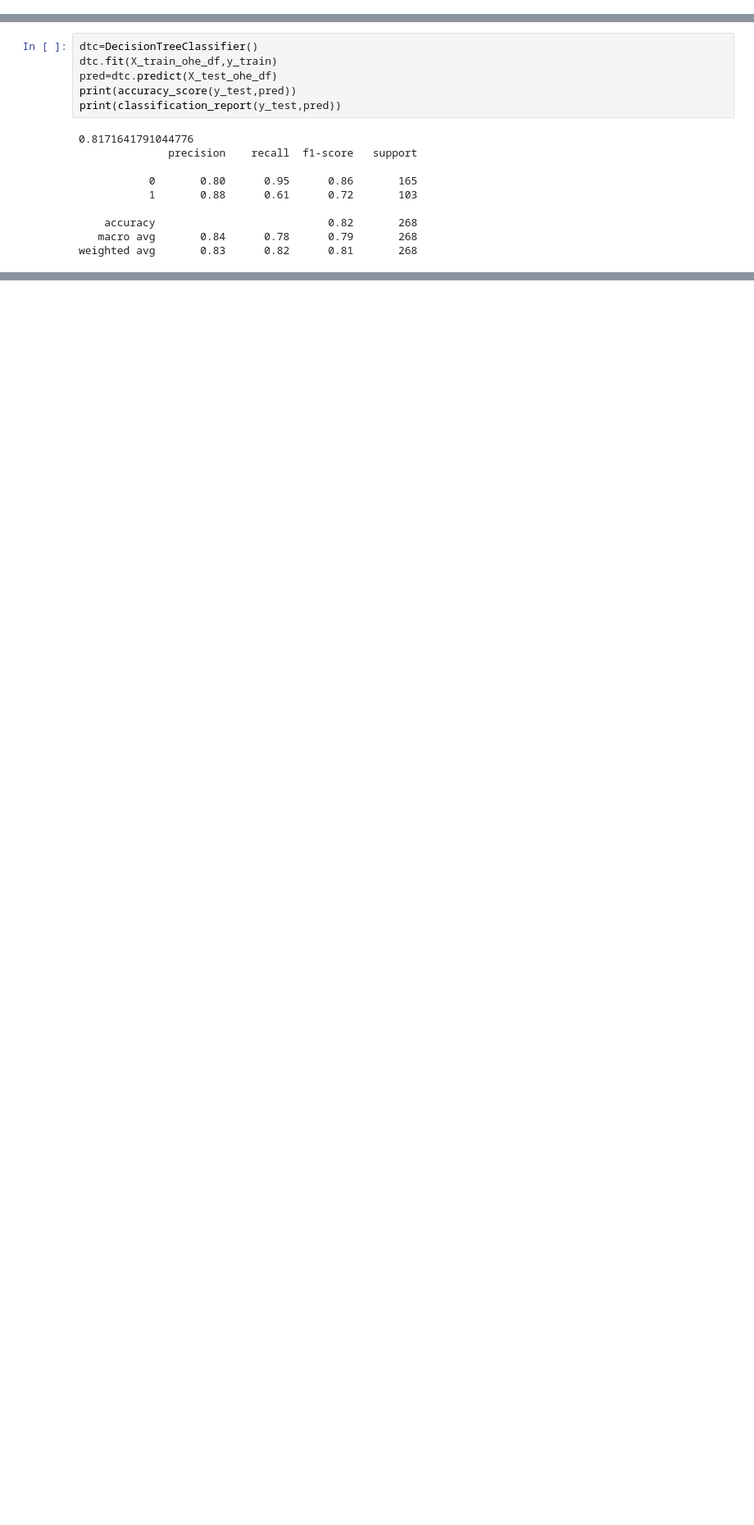
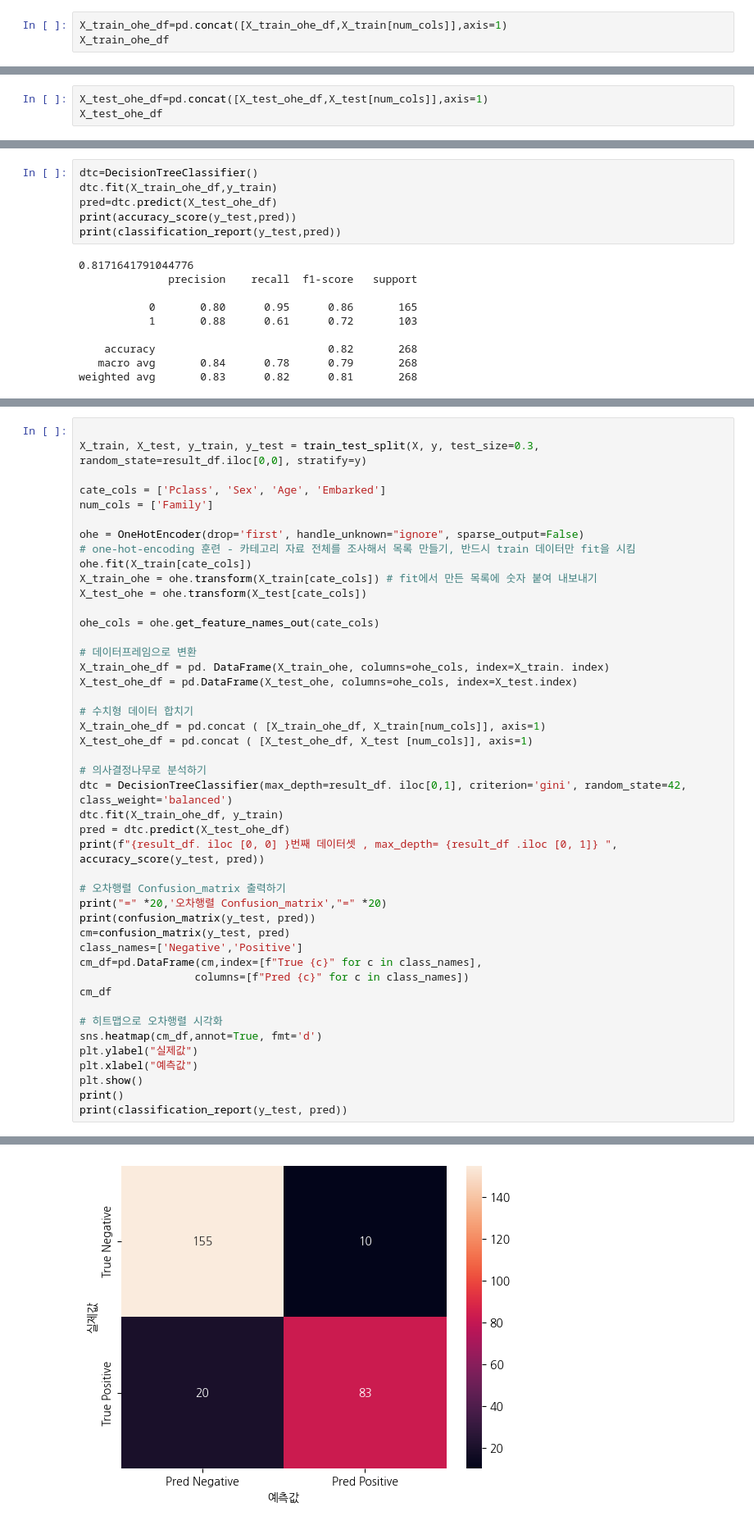
Before and after one commit to hanyomi/fintech3, a Jupyter notebook: 06machine_learning/08지도학습_분류분석_의사결정나무.ipynb, the cells around one changed output, grey strips where cells are left out. Shown at 82% size. Drawn from its saved outputs; the diff is of its cells as text; blank space fills up the shorter version.

```diff
--- a/06machine_learning/08지도학습_분류분석_의사결정나무.ipynb
+++ b/06machine_learning/08지도학습_분류분석_의사결정나무.ipynb
@@ -657,3 +657,6 @@ X_test_ohe_df
 | 667 | 0.0 | 1.0 | 1.0 | 0.0 | 1.0 | 0.0 | 0.0 | 0.0 | 0.0 | 0.0 | ... |
 | 205 | 0.0 | 1.0 | 0.0 | 0.0 | 0.0 | 0.0 | 0.0 | 0.0 | 0.0 | 0.0 | ... |
 268 rows × 13 columns
+# %%
+X_train_ohe_df=pd.concat([X_train_ohe_df,X_train[num_cols]],axis=1)
+X_train_ohe_df
@@ -659,0 +677,3 @@ X_test_ohe_df
+# %%
+X_test_ohe_df=pd.concat([X_test_ohe_df,X_test[num_cols]],axis=1)
+X_test_ohe_df
@@ -769,0 +944,46 @@ weighted avg       0.83      0.82      0.81       268
+# %%
+
+X_train, X_test, y_train, y_test = train_test_split(X, y, test_size=0.3, random_state=result_df.iloc[0,0], stratify=y)
+
+cate_cols = ['Pclass', 'Sex', 'Age', 'Embarked']
+num_cols = ['Family']
+
+ohe = OneHotEncoder(drop='first', handle_unknown="ignore", sparse_output=False)
+# one-hot-encoding 훈련 - 카테고리 자료 전체를 조사해서 목록 만들기, 반드시 train 데이터만 fit을 시킴
+ohe.fit(X_train[cate_cols])
+X_train_ohe = ohe.transform(X_train[cate_cols]) # fit에서 만든 목록에 숫자 붙여 내보내기
+X_test_ohe = ohe.transform(X_test[cate_cols])
+
+ohe_cols = ohe.get_feature_names_out(cate_cols)
+
+# 데이터프레임으로 변환
+X_train_ohe_df = pd. DataFrame(X_train_ohe, columns=ohe_cols, index=X_train. index)
+X_test_ohe_df = pd.DataFrame(X_test_ohe, columns=ohe_cols, index=X_test.index)
+
+# 수치형 데이터 합치기
+X_train_ohe_df = pd.concat ( [X_train_ohe_df, X_train[num_cols]], axis=1)
+X_test_ohe_df = pd.concat ( [X_test_ohe_df, X_test [num_cols]], axis=1)
+
+# 의사결정나무로 분석하기
+dtc = DecisionTreeClassifier(max_depth=result_df. iloc[0,1], criterion='gini', random_state=42, class_weight='balanced')
+dtc.fit(X_train_ohe_df, y_train)
+pred = dtc.predict(X_test_ohe_df)
+print(f"{result_df. iloc [0, 0] }번째 데이터셋 , max_depth= {result_df .iloc [0, 1]} ", accuracy_score(y_test, pred))
+
+# 오차행렬 Confusion_matrix 출력하기
+print("=" *20,'오차행렬 Confusion_matrix',"=" *20)
+print(confusion_matrix(y_test, pred))
+cm=confusion_matrix(y_test, pred)
+class_names=['Negative','Positive']
+cm_df=pd.DataFrame(cm,index=[f"True {c}" for c in class_names],
+                  columns=[f"Pred {c}" for c in class_names])
+cm_df
+
+# 히트맵으로 오차행렬 시각화
+sns.heatmap(cm_df,annot=True, fmt='d')
+plt.ylabel("실제값")
+plt.xlabel("예측값")
+plt.show()
+print()
+print(classification_report(y_test, pred))
+# %% [output]
@@ -769,0 +994 @@ weighted avg       0.83      0.82      0.81       268
+[figure, added]
```
Also changed, not shown: parts of 25 cells of this notebook, 1 other file.
